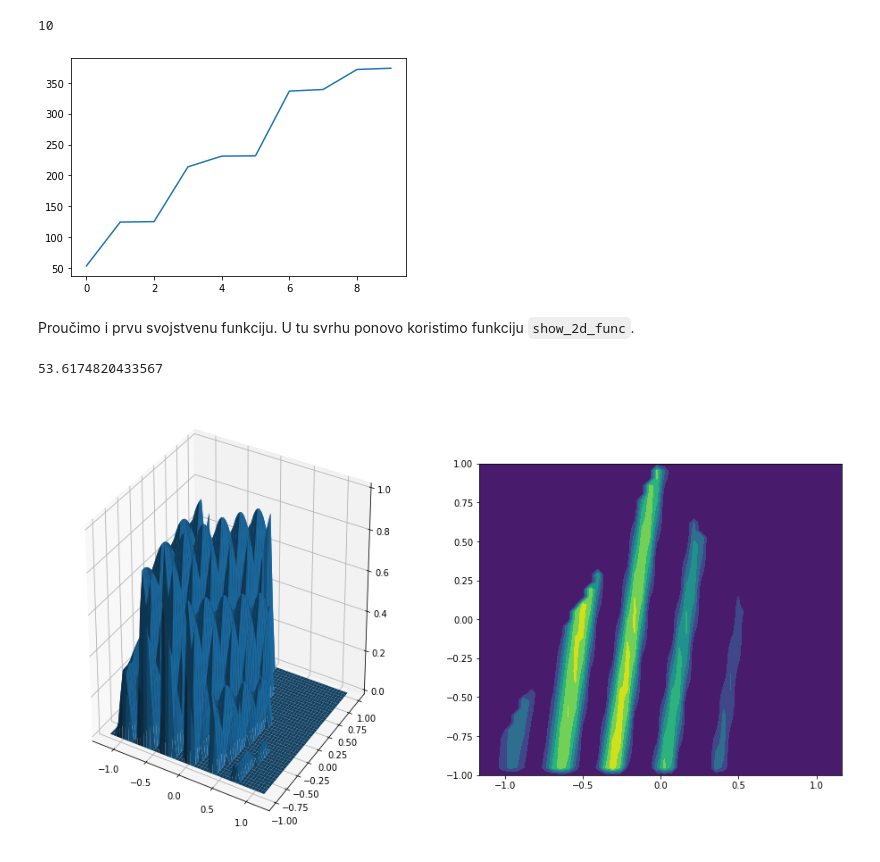
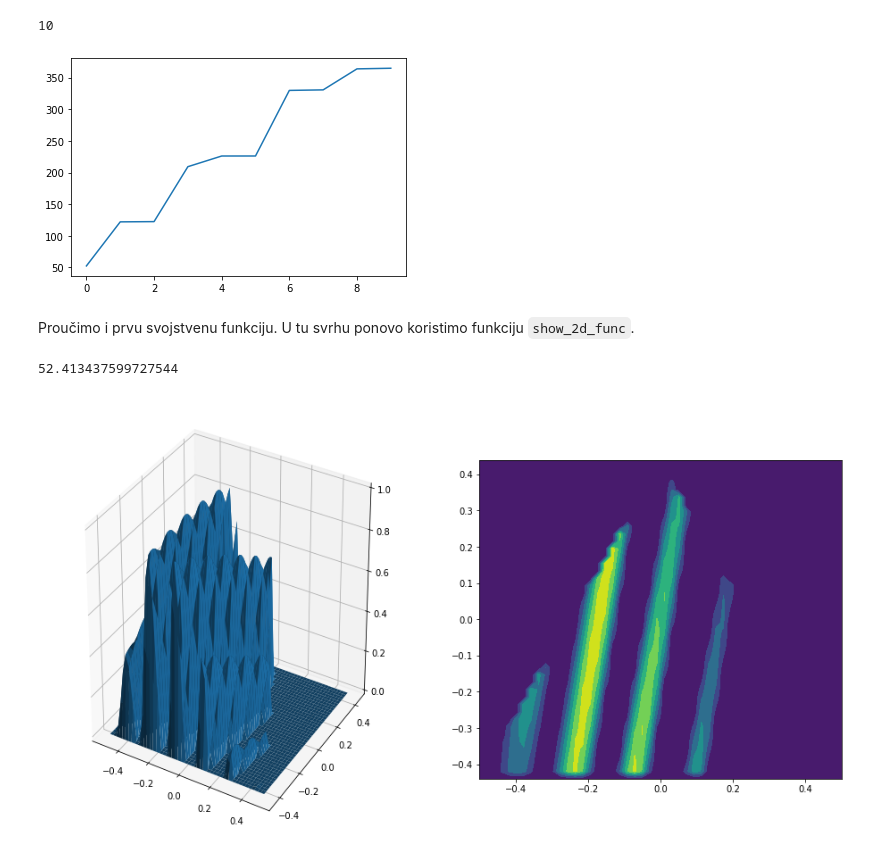
Before and after one commit to DavorPenzar/diplomski, a Jupyter notebook: code/Numericki_racun.ipynb, the cells around one changed output. Cells and saved outputs as stored; diff of their text form; code cells hidden in the pictures.

```diff
--- a/code/Numericki_racun.ipynb
+++ b/code/Numericki_racun.ipynb
@@ -25,5 +25,5 @@ U skripti *script* definirane su funkcije `triang` za konstrukciju trokutaste do
 # %%
 n = 50
 # %%
-O = triang(num = n)
+O, dom = triang(num = n, return_dom = True)
 # %% [markdown]
@@ -47,7 +47,12 @@ plt.show()
 # %% [markdown]
 Izračunajmo $ 10 $ (skaliranih) najmanjih svojstvenih vrijednosti i pripadnih svojstvenih funkcija Dirichletovog Laplaciana na skupu *definiranom* matricom `O` (skup zapravo nije definiran tom matricom, ali ta matrica daje prikaz nekih njegovih točaka, po mogućnosti dovoljno mnogo). Svojstvene vrijednosti i pripadne svojstvene funkcije računamo funkcijom `eigenfunc` definiranom u skripti *script* kojoj, ovisno o resursima i veličini matrice `O`, možemo zadati da se račun izvodi koristeći `numpy.linalg` ili `scipy.sparse.linalg`.
 # %%
-l, u = eigenfunc(O, 10, as_sparse = False, h = float(n) ** -1)
+l, u = eigenfunc(
+    O,
+    10,
+    as_sparse = False,
+    h = np.mean((dom[:, 1] - dom[:, 0]) / list(O.shape))
+)
 # %%
 if not isinstance(l, np.ndarray) or u.ndim == 2:
     l = np.array([l])
@@ -65,23 +70,23 @@ ax.plot(l)
 
 plt.show()
 # %% [output]
-[figure, old version]
+[figure, new version]
 # %% [markdown]
 Proučimo i prvu svojstvenu funkciju. U tu svrhu ponovo koristimo funkciju `show_2d_func`.
 # %%
 fig = plt.figure(figsize = (16, 9))
 
 ax0 = fig.add_subplot(121, projection = '3d')
 ax1 = fig.add_subplot(122)
 
 ax1.set_aspect('equal')
 
-show_2d_func(u[0], ax = ax0, how = 'plot_surface')
-show_2d_func(u[0], ax = ax1, how = 'contourf')
+show_2d_func(u[0], dom = dom, ax = ax0, how = 'plot_surface')
+show_2d_func(u[0], dom = dom, ax = ax1, how = 'contourf')
 
 print(l[0])
 
 plt.show()
 # %% [output]
-53.6174820433567
+52.413437599727544
-[figure, old version]
+[figure, new version]
```
Also changed, not shown: parts of 3 cells of this notebook, 3 other files.
